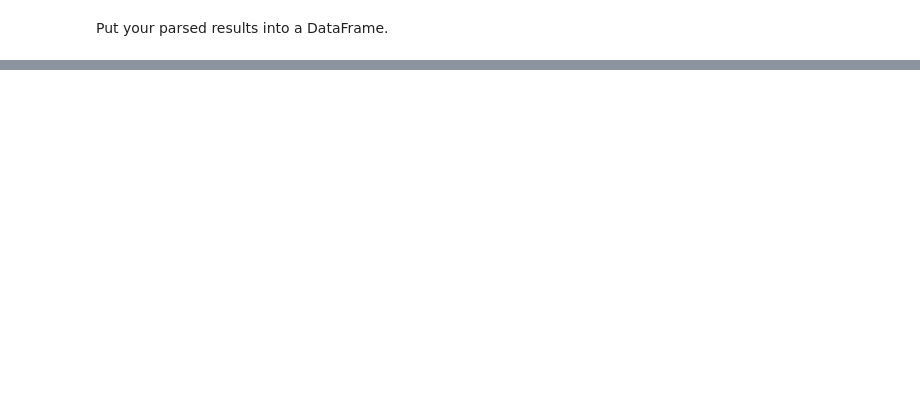
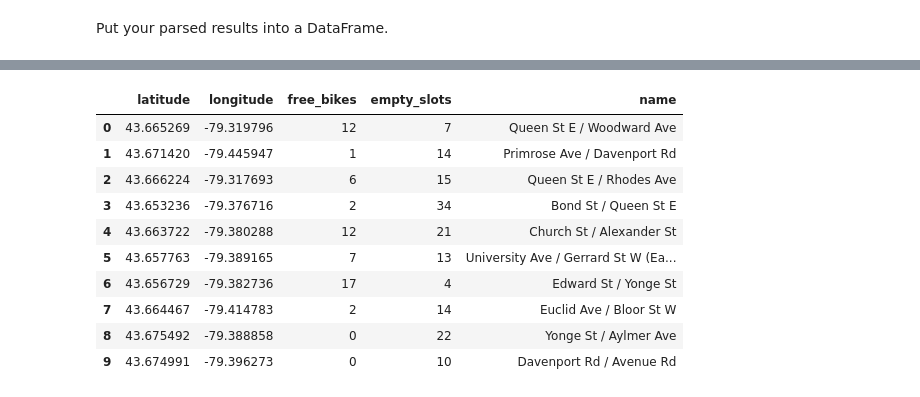
Before and after one commit to tjjdoherty/python-statistical-modelling, a Jupyter notebook: notebooks/city_bikes.ipynb, the cells around one changed output, grey strips where cells are left out. Saved outputs shown, nothing was run; the diff lists cells and outputs as text; code cells hidden in the pictures; blank space fills up the shorter version.

```diff
--- a/notebooks/city_bikes.ipynb
+++ b/notebooks/city_bikes.ipynb
@@ -64,0 +86,17 @@ Error:
+# %%
+# extract the columns of interest into a new df to strip out the irrelevant/extra columns
+
+df_toronto = df_toronto_stations[['latitude', 'longitude', 'free_bikes', 'empty_slots', 'name']]
+df_toronto.head(10)
+# %% [output]
+|  | latitude | longitude | free_bikes | empty_slots | name |
+| 0 | 43.665269 | -79.319796 | 12 | 7 | Queen St E / Woodward Ave |
+| 1 | 43.671420 | -79.445947 | 1 | 14 | Primrose Ave / Davenport Rd |
+| 2 | 43.666224 | -79.317693 | 6 | 15 | Queen St E / Rhodes Ave |
+| 3 | 43.653236 | -79.376716 | 2 | 34 | Bond St / Queen St E |
+| 4 | 43.663722 | -79.380288 | 12 | 21 | Church St / Alexander St |
+| 5 | 43.657763 | -79.389165 | 7 | 13 | University Ave / Gerrard St W (Ea... |
+| 6 | 43.656729 | -79.382736 | 17 | 4 | Edward St / Yonge St |
+| 7 | 43.664467 | -79.414783 | 2 | 14 | Euclid Ave / Bloor St W |
+| 8 | 43.675492 | -79.388858 | 0 | 22 | Yonge St / Aylmer Ave |
+| 9 | 43.674991 | -79.396273 | 0 | 10 | Davenport Rd / Avenue Rd |
```
Also changed, not shown: parts of 5 cells of this notebook.
